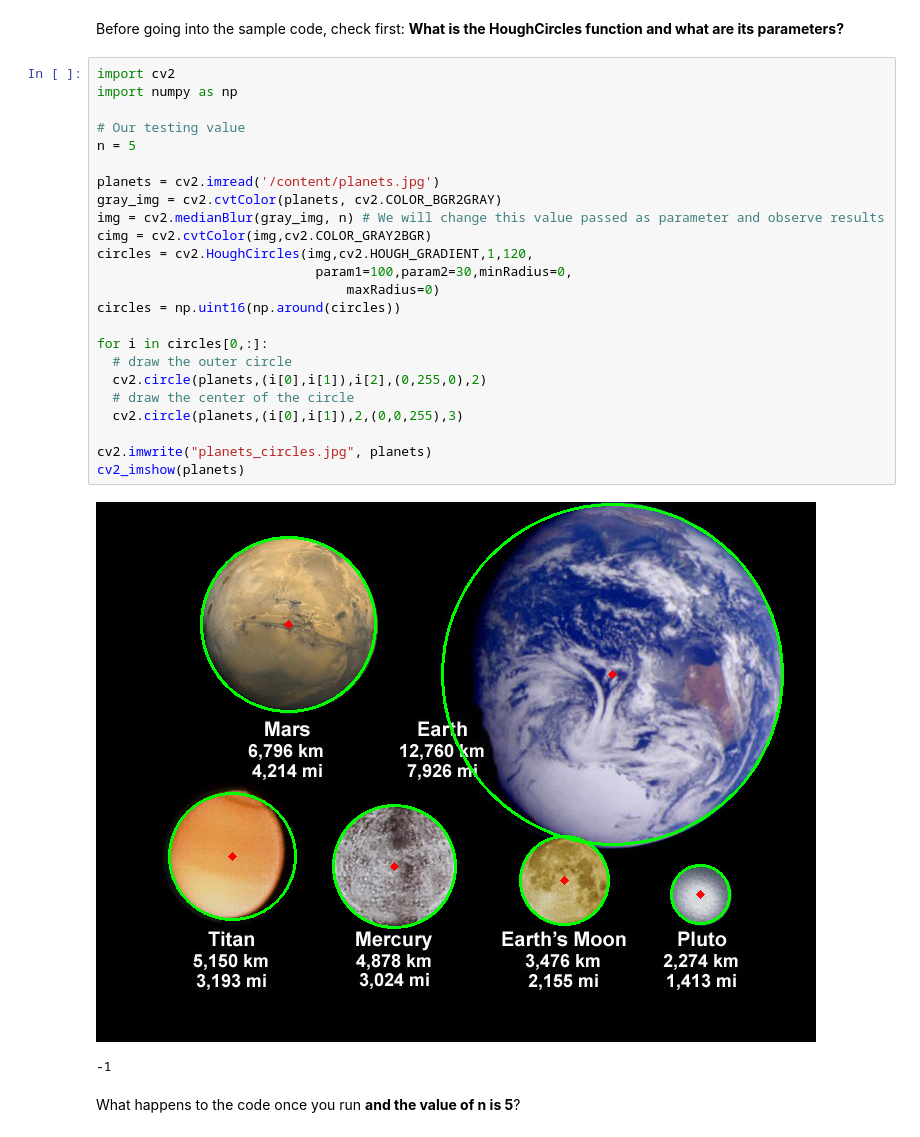
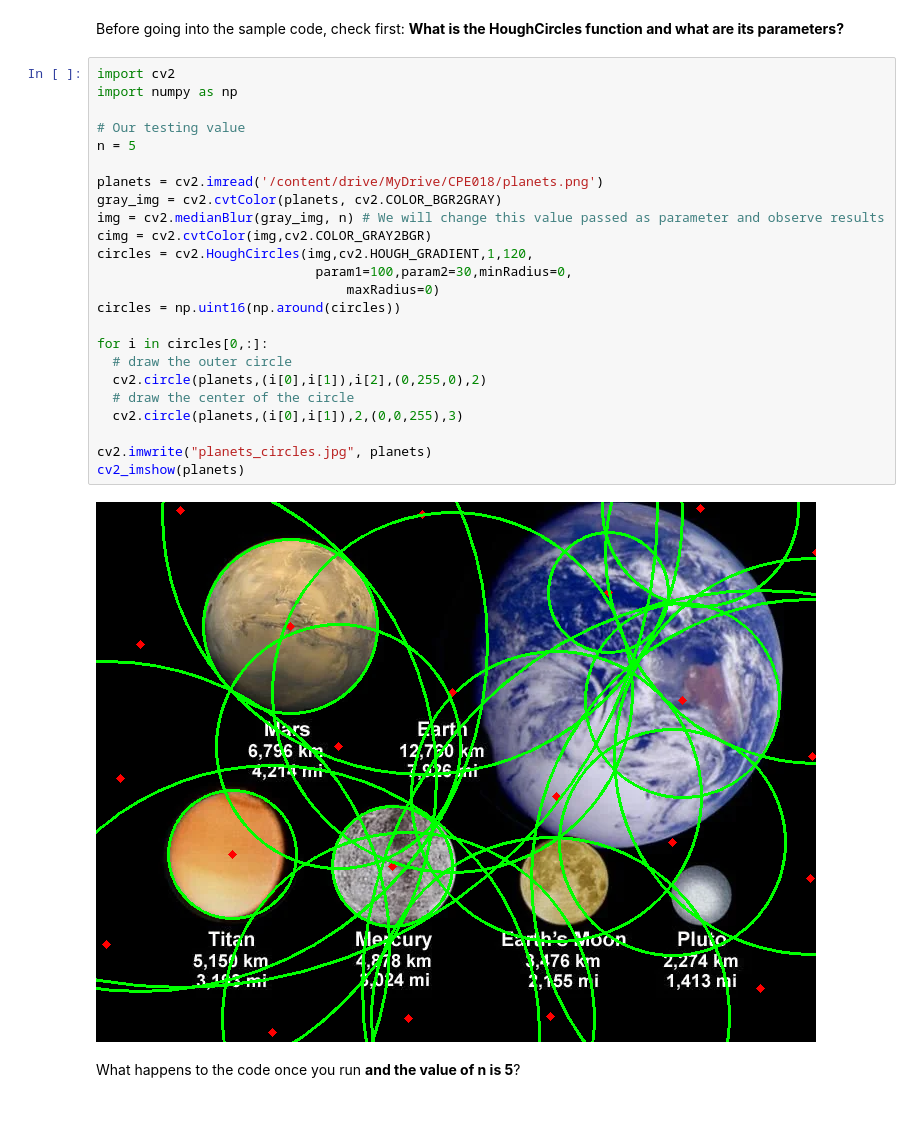
Before and after one commit to JefCabnt/CPE-018---CPE31S2, a Jupyter notebook: Activity_5_Line_and_Circle_Detection.ipynb, the cells around one changed output. Saved outputs shown, nothing was run; the diff lists cells and outputs as text.

```diff
--- a/Activity_5_Line_and_Circle_Detection.ipynb
+++ b/Activity_5_Line_and_Circle_Detection.ipynb
@@ -80,30 +80,29 @@ Before going into the sample code, check first: **What is the HoughCircles funct
 # %%
 import cv2
 import numpy as np
 
 # Our testing value
 n = 5
 
-planets = cv2.imread('/content/planets.jpg')
+planets = cv2.imread('/content/drive/MyDrive/CPE018/planets.png')
 gray_img = cv2.cvtColor(planets, cv2.COLOR_BGR2GRAY)
 img = cv2.medianBlur(gray_img, n) # We will change this value passed as parameter and observe results
 cimg = cv2.cvtColor(img,cv2.COLOR_GRAY2BGR)
 circles = cv2.HoughCircles(img,cv2.HOUGH_GRADIENT,1,120,
                             param1=100,param2=30,minRadius=0,
                                 maxRadius=0)
 circles = np.uint16(np.around(circles))
 
 for i in circles[0,:]:
   # draw the outer circle
   cv2.circle(planets,(i[0],i[1]),i[2],(0,255,0),2)
   # draw the center of the circle
   cv2.circle(planets,(i[0],i[1]),2,(0,0,255),3)
 
 cv2.imwrite("planets_circles.jpg", planets)
 cv2_imshow(planets)
 # %% [output]
-[figure, old version]
+[figure, new version]
--1
 # %% [markdown]
 What happens to the code once you run **and the value of n is 5**?
 # %% [markdown]
```
Also changed, not shown: parts of 9 cells of this notebook.
